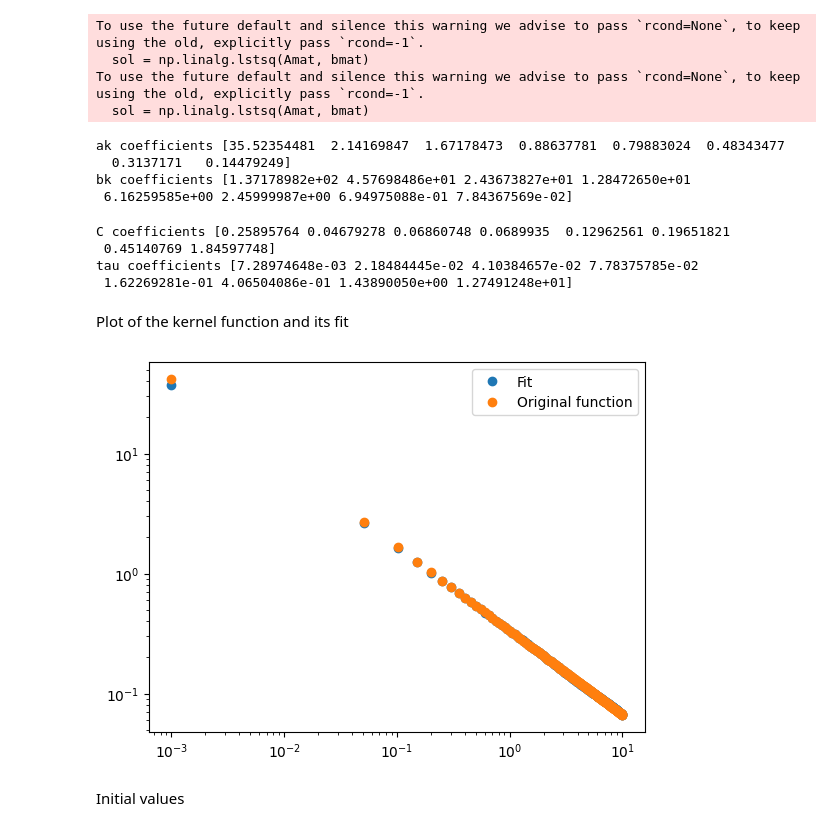
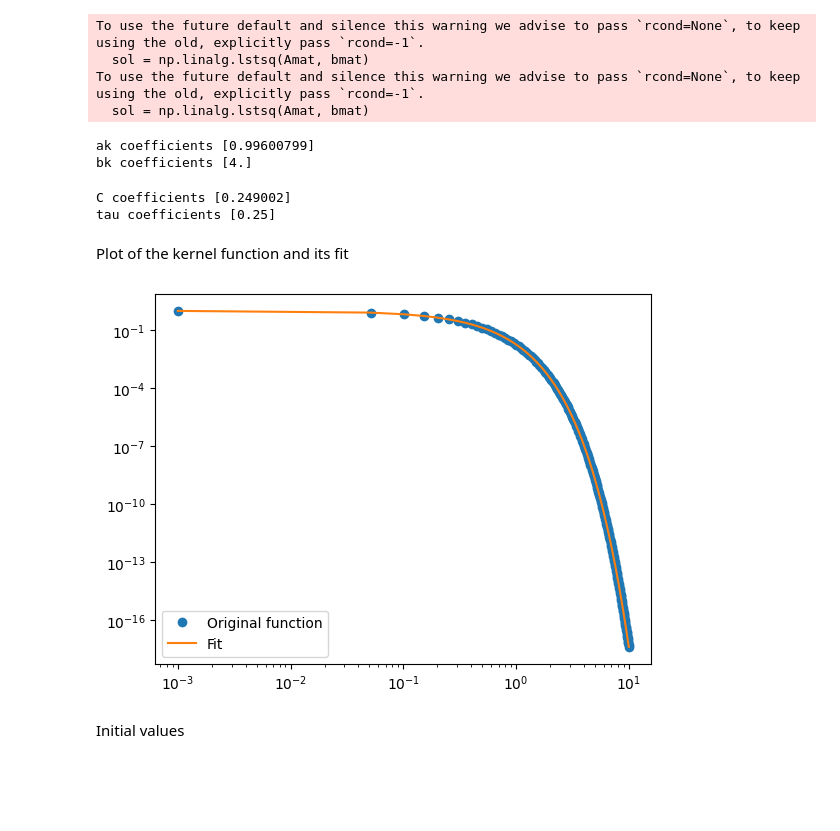
Before and after one commit to guillezuhe/GeneralizedLangevin, a Jupyter notebook: GeneralizedLangevin.ipynb, the cells around one changed output. Drawn from its saved outputs; the diff is of its cells as text; code cells hidden in the pictures; blank space fills up the shorter version.

```diff
--- a/GeneralizedLangevin.ipynb
+++ b/GeneralizedLangevin.ipynb
@@ -64,7 +64,7 @@ def prony(t, F, m):
 
 	return a_est, -b_est
 # %%
-Nk = 8 # Number of Prony modes
+Nk = 1 # Number of Prony modes
 # c_v = [0.25]
 # tau_v = [0.25]
 
@@ -93,37 +108,33 @@ To use the future default and silence this warning we advise to pass `rcond=None
 print('ak coefficients', a_v)
 print('bk coefficients', b_v)
 # %% [output]
-ak coefficients [35.52354481  2.14169847  1.67178473  0.88637781  0.79883024  0.48343477
-  0.3137171   0.14479249]
-bk coefficients [1.37178982e+02 4.57698486e+01 2.43673827e+01 1.28472650e+01
- 6.16259585e+00 2.45999987e+00 6.94975088e-01 7.84367569e-02]
+ak coefficients [0.99600799]
+bk coefficients [4.]
 # %%
 print('C coefficients', c_v)
 print('tau coefficients', tau_v)
 # %% [output]
-C coefficients [0.25895764 0.04679278 0.06860748 0.0689935  0.12962561 0.19651821
- 0.45140769 1.84597748]
-tau coefficients [7.28974648e-03 2.18484445e-02 4.10384657e-02 7.78375785e-02
- 1.62269281e-01 4.06504086e-01 1.43890050e+00 1.27491248e+01]
+C coefficients [0.249002]
+tau coefficients [0.25]
 # %% [markdown]
 Plot of the kernel function and its fit
 # %%
 K_v = []
 for time in t_data:
     K = 0.0
     for ck, tauk in zip(c_v, tau_v):
         K += (ck/tauk) * np.exp(-time/tauk)
 
     K_v.append(K)
 
 
 plt.figure()
-plt.loglog(t_data, K_v, 'o', label='Fit')
 plt.loglog(t_data, data, 'o', label='Original function')
+plt.loglog(t_data, K_v, label='Fit')
 plt.legend()
 plt.show()
 # %% [output]
-[figure, old version]
+[figure, new version]
 # %% [markdown]
 Initial values
 # %%
```
Also changed, not shown: parts of 7 cells of this notebook.
